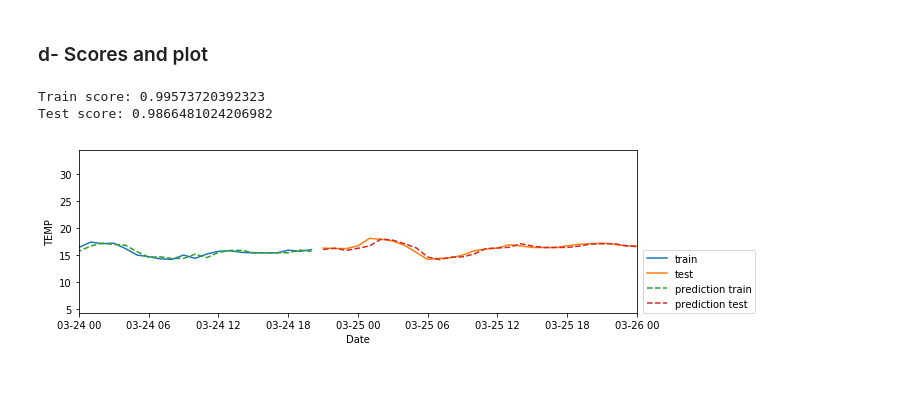
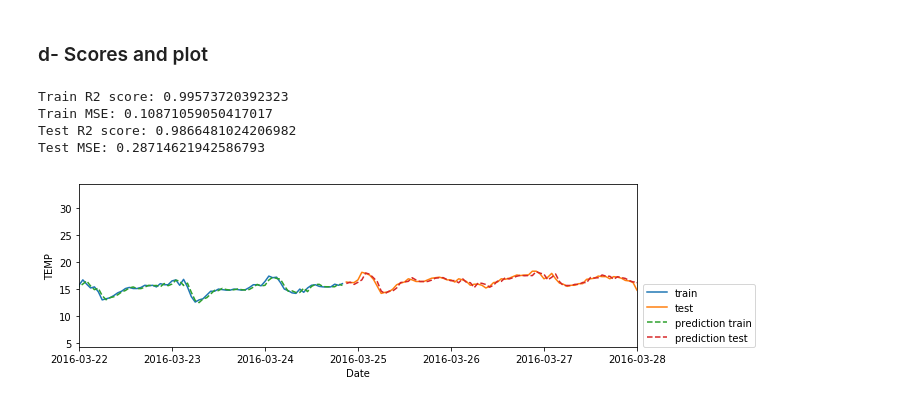
Before and after one commit to bdelorme/Temperature_TimeSeries_Prediction, a Jupyter notebook: exploration.ipynb, the cells around one changed output. Cells and saved outputs as stored; diff of their text form; code cells hidden in the pictures.

```diff
--- a/exploration.ipynb
+++ b/exploration.ipynb
@@ -160,20 +165,23 @@ print('Grid best score (r2): ', gsearch.best_score_)
 gsearch = RandomForestRegressor(n_estimators=1000, max_depth=10, random_state=0).fit(X_train, y_train)
 # %% [markdown]
 ### d- Scores and plot
-# %%
-from src.visualize_data import plot_prediction
-
-print('Train score: {}'.format(gsearch.score(X_train, y_train)))
-print('Test score: {}'.format(gsearch.score(X_test, y_test)))
-
-# Prediction
-y_pred_test = gsearch.predict(X_test)
-y_pred_train = gsearch.predict(X_train)
-
-# Plot
-plot_prediction(y_train, y_test, y_pred_train, y_pred_test,
-                2016, 3, 24, 2016, 3, 26)
-# %% [output]
-Train score: 0.99573720392323
-Test score: 0.9866481024206982
-[figure, removed]
+# %%
+# Prediction
+y_pred_test = gsearch.predict(X_test)
+y_pred_train = gsearch.predict(X_train)
+
+# Scores
+print('Train R2 score: {}'.format(gsearch.score(X_train, y_train)))
+print('Train MSE: {}'.format(mean_squared_error(y_train, y_pred_train)))
+print('Test R2 score: {}'.format(gsearch.score(X_test, y_test)))
+print('Test MSE: {}'.format(mean_squared_error(y_test, y_pred_test)))
+
+# Plot
+plot_prediction(y_train, y_test, y_pred_train, y_pred_test,
+                2016, 3, 22, 2016, 3, 28)
+# %% [output]
+Train R2 score: 0.99573720392323
+Train MSE: 0.10871059050417017
+Test R2 score: 0.9866481024206982
+Test MSE: 0.28714621942586793
+[figure, added]
```
Also changed, not shown: parts of 25 cells of this notebook, 7 other files.
